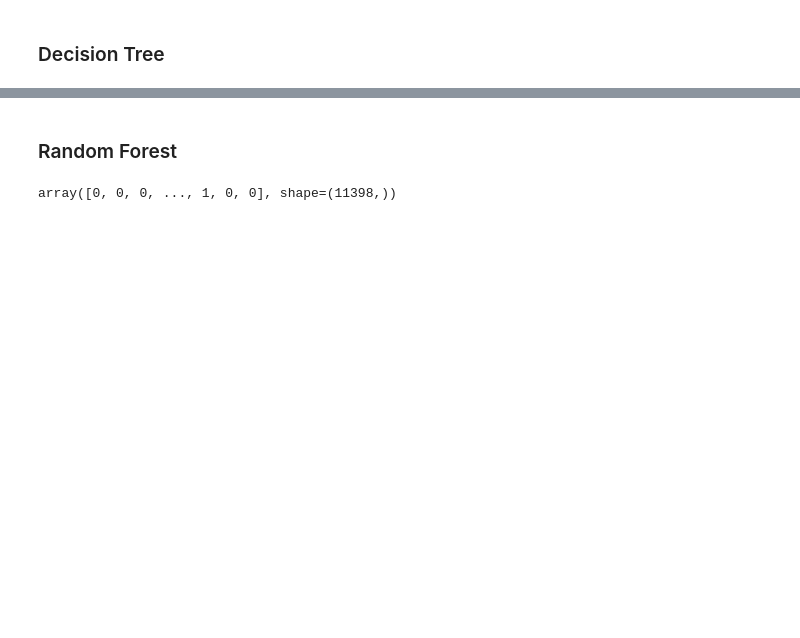
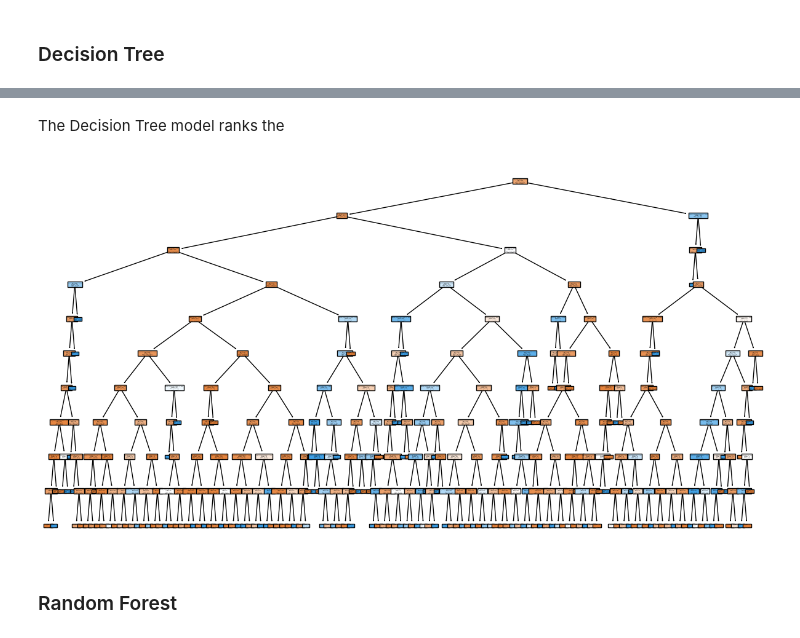
Before and after one commit to OlamideOgunjobi/Loan-Default-Prediction, a Jupyter notebook: notebooks/analyze.ipynb, the cells around one changed output, grey strips where cells are left out. Drawn from its saved outputs; the diff is of its cells as text; code cells hidden in the pictures; blank space fills up the shorter version.

```diff
--- a/notebooks/analyze.ipynb
+++ b/notebooks/analyze.ipynb
@@ -248,13 +248,13 @@ X = pd.get_dummies(X, drop_first=True)
 
 # 60/40 training/testing split
 # random_state ensures reproductability
-X_train, X_test, y_train, y_test = train_test_split(X, y, test_size=0.4, random_state=42)
+x_train, x_test, y_train, y_test = train_test_split(X, y, test_size=0.4, random_state=42)
 
 
 # standardizes features because Logistic Regression is sensitive to Feature Magnitude
 scaler_var = StandardScaler()
-X_train = scaler_var.fit_transform(X_train)
-X_test = scaler_var.transform(X_test)
+X_train = scaler_var.fit_transform(x_train)
+X_test = scaler_var.transform(x_test)
 # %%
 
 # Traing the Logistic Regression Model
@@ -351,3 +415,18 @@ array([0, 0, 0, ..., 1, 0, 0], shape=(11398,))
+# %% [markdown]
+The Decision Tree model ranks the
+# %%
+plt.figure(figsize=(15,8))
+
+plot_tree(
+    determined_depth.best_estimator_,
+    filled=True,
+    feature_names=x_train.columns,
+    class_names=["No Default", "Default"]
+)
+
+plt.show()
+# %% [output]
+[figure, added]
 # %% [markdown]
 ### Random Forest
 # %%
@@ -358,7 +437,3 @@ rf_model = RandomForestClassifier(n_estimators=100, random_state=1)
 rf_model.fit(X_train, y_train)
 
 rf_prediction = rf_model.predict(X_test)
-
-rf_prediction
-# %% [output]
-array([0, 0, 0, ..., 1, 0, 0], shape=(11398,))
```
Also changed, not shown: parts of 13 cells of this notebook.
